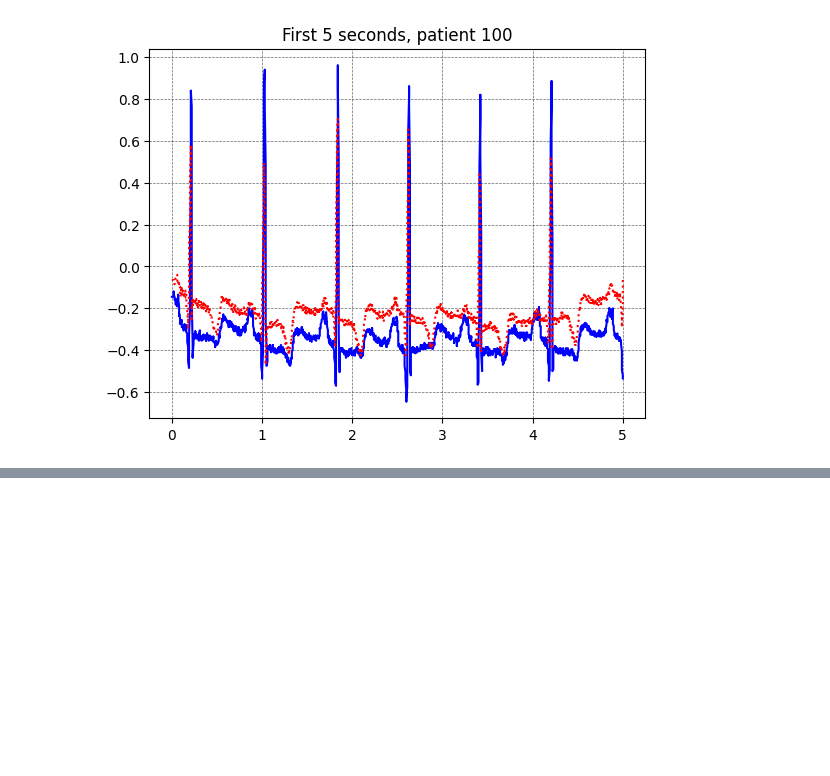
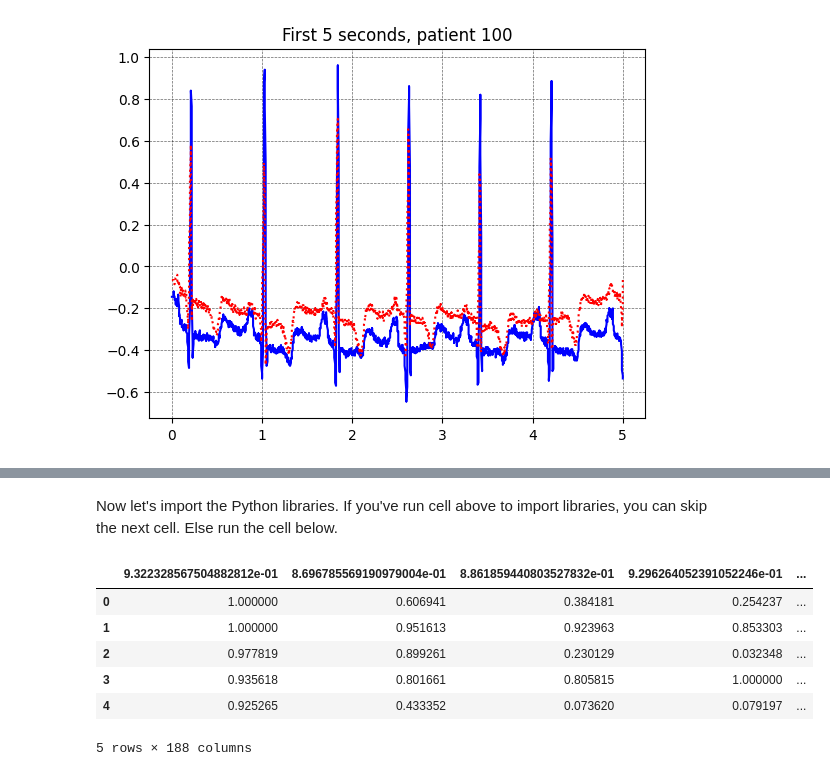
Before and after one commit to JennEYoon/ECG-transform, a Jupyter notebook: notebooks/demo_read_csv.ipynb, the cells around one changed output, grey strips where cells are left out. Saved outputs shown, nothing was run; the diff lists cells and outputs as text; code cells hidden in the pictures; blank space fills up the shorter version.

```diff
--- a/notebooks/demo_read_csv.ipynb
+++ b/notebooks/demo_read_csv.ipynb
@@ -120,0 +153,2 @@ plt.savefig('5sec_p100.png')
+# %% [markdown]
+Now let's import the Python libraries.  If you've run cell above to import libraries, you can skip the next cell.  Else run the cell below.
@@ -120,0 +160,11 @@ plt.savefig('5sec_p100.png')
+# %%
+df_ptb_ab = pd.read_csv('/content/ptbdb_abnormal.csv')
+df_ptb_ab.head()
+# %% [output]
+|  | 9.322328567504882812e-01 | 8.696785569190979004e-01 | 8.861859440803527832e-01 | 9.296264052391052246e-01 | ... |
+| 0 | 1.000000 | 0.606941 | 0.384181 | 0.254237 | ... |
+| 1 | 1.000000 | 0.951613 | 0.923963 | 0.853303 | ... |
+| 2 | 0.977819 | 0.899261 | 0.230129 | 0.032348 | ... |
+| 3 | 0.935618 | 0.801661 | 0.805815 | 1.000000 | ... |
+| 4 | 0.925265 | 0.433352 | 0.073620 | 0.079197 | ... |
+5 rows × 188 columns
```
Also changed, not shown: parts of 15 cells of this notebook.
